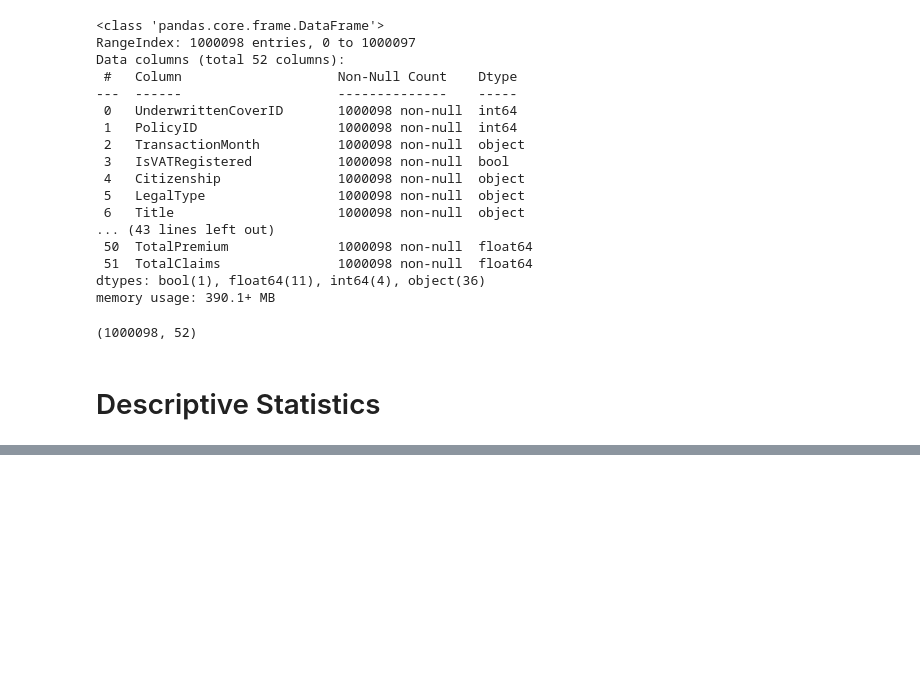
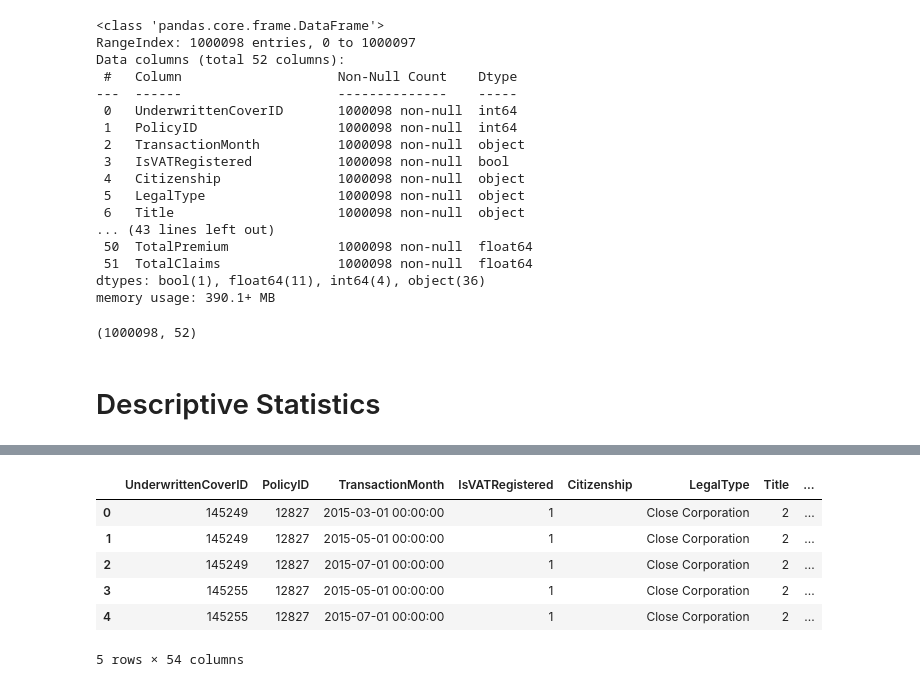
Before and after one commit to YeabsiraTibebu/AlphaCare-Insurance-Solutions, a Jupyter notebook: notebooks/descriptive_analysis.ipynb, the cells around one changed output, grey strips where cells are left out. Cells and saved outputs as stored; diff of their text form; code cells hidden in the pictures; blank space fills up the shorter version.

```diff
--- a/notebooks/descriptive_analysis.ipynb
+++ b/notebooks/descriptive_analysis.ipynb
@@ -96,0 +237,43 @@ AttributeError: 'Series' object has no attribute 'len'
+# %%
+def encoder(method, dataframe, columns_label, columns_onehot):
+
+    if method == 'labelEncoder':
+
+        df_lbl = dataframe.copy()
+
+        for col in columns_label:
+            label = LabelEncoder()
+            label.fit(list(dataframe[col].values))
+            df_lbl[col] = label.transform(df_lbl[col].values)
+
+        return df_lbl
+
+    elif method == 'oneHotEncoder':
+
+        df_oh = dataframe.copy()
+
+        df_oh= pd.get_dummies(data = df_oh, prefix = 'ohe', prefix_sep='_',
+                       columns = columns_onehot,
+                       drop_first =True,
+                       dtype='int8')
+
+        return df_oh
+# %%
+method =['labelEncoder', 'oneHotEncoder']
+dataframe = df.copy()
+columns_label = ['IsVATRegistered', 'Title', 'Gender']
+columns_onehot = ['IsVATRegistered', 'Title', 'Gender', 'MaritalStatus']
+
+df_label = encoder(method[0], dataframe, columns_label, columns_onehot)
+
+df_onehot = encoder(method[1], dataframe, columns_label, columns_onehot)
+
+df_label.head()
+# %% [output]
+|  | UnderwrittenCoverID | PolicyID | TransactionMonth | IsVATRegistered | Citizenship | LegalType | Title | ... |
+| 0 | 145249 | 12827 | 2015-03-01 00:00:00 | 1 |  | Close Corporation | 2 | ... |
+| 1 | 145249 | 12827 | 2015-05-01 00:00:00 | 1 |  | Close Corporation | 2 | ... |
+| 2 | 145249 | 12827 | 2015-07-01 00:00:00 | 1 |  | Close Corporation | 2 | ... |
+| 3 | 145255 | 12827 | 2015-05-01 00:00:00 | 1 |  | Close Corporation | 2 | ... |
+| 4 | 145255 | 12827 | 2015-07-01 00:00:00 | 1 |  | Close Corporation | 2 | ... |
+5 rows × 54 columns
```
Also changed, not shown: parts of 17 cells of this notebook, 2 other files.
